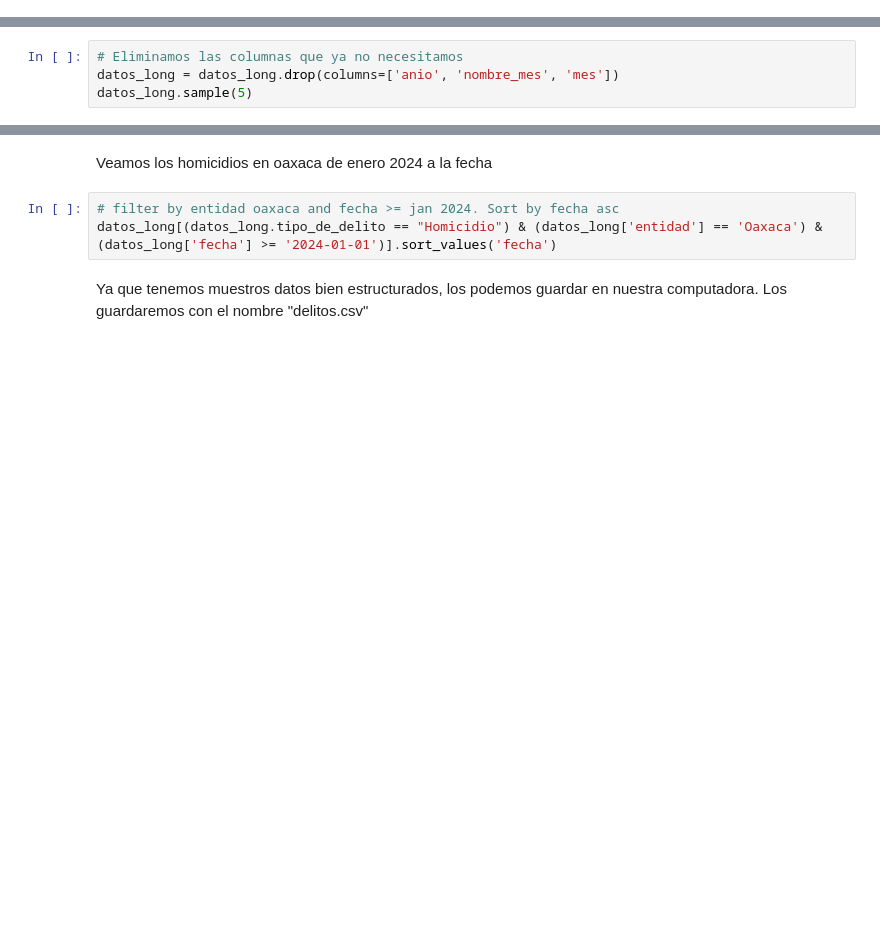
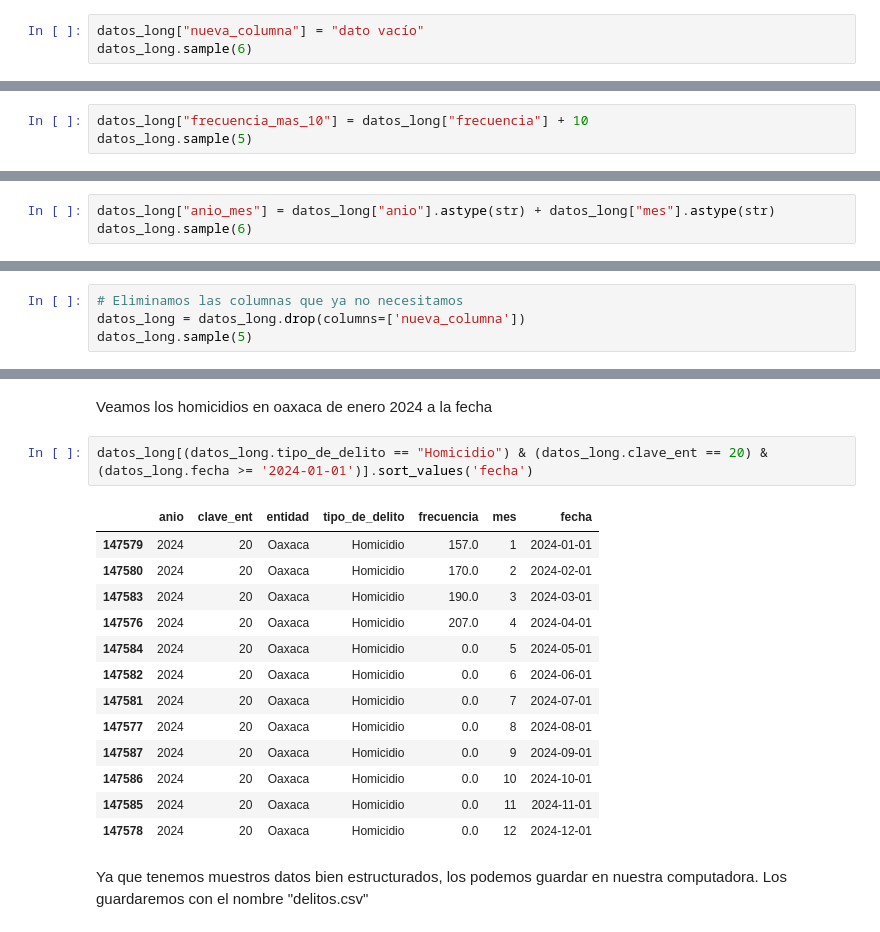
Before and after one commit to HybridgeEducation/ciencia-de-datos, a Jupyter notebook: 3_Pandas/2_limpieza_de_datos.ipynb, the cells around one changed output, grey strips where cells are left out. Saved outputs shown, nothing was run; the diff lists cells and outputs as text; blank space fills up the shorter version.

```diff
--- a/3_Pandas/2_limpieza_de_datos.ipynb
+++ b/3_Pandas/2_limpieza_de_datos.ipynb
@@ -194,0 +389,3 @@ Primero tenemos que convertir el nombre de mes a un número, en donde 1 es enero
+# %%
+datos_long["nueva_columna"] = "dato vacío"
+datos_long.sample(6)
@@ -213,0 +426,3 @@ datos_long.sample(5)
+# %%
+datos_long["frecuencia_mas_10"] = datos_long["frecuencia"] + 10
+datos_long.sample(5)
@@ -213,0 +436,3 @@ datos_long.sample(5)
+# %%
+datos_long["anio_mes"] = datos_long["anio"].astype(str) + datos_long["mes"].astype(str)
+datos_long.sample(6)
@@ -218,4 +460,4 @@ datos_long.sample(5)
 # %%
 # Eliminamos las columnas que ya no necesitamos
-datos_long = datos_long.drop(columns=['anio', 'nombre_mes', 'mes'])
+datos_long = datos_long.drop(columns=['nueva_columna'])
 datos_long.sample(5)
@@ -222,8 +471,21 @@ datos_long.sample(5)
 # %% [markdown]
 Veamos los homicidios en oaxaca de enero 2024 a la fecha
 # %%
-# filter by entidad oaxaca and fecha >= jan 2024. Sort by fecha asc
-datos_long[(datos_long.tipo_de_delito == "Homicidio") & (datos_long['entidad'] == 'Oaxaca') & (datos_long['fecha'] >= '2024-01-01')].sort_values('fecha')
+datos_long[(datos_long.tipo_de_delito == "Homicidio") & (datos_long.clave_ent == 20) & (datos_long.fecha >= '2024-01-01')].sort_values('fecha')
+# %% [output]
+|  | anio | clave_ent | entidad | tipo_de_delito | frecuencia | mes | fecha |
+| 147579 | 2024 | 20 | Oaxaca | Homicidio | 157.0 | 1 | 2024-01-01 |
+| 147580 | 2024 | 20 | Oaxaca | Homicidio | 170.0 | 2 | 2024-02-01 |
+| 147583 | 2024 | 20 | Oaxaca | Homicidio | 190.0 | 3 | 2024-03-01 |
+| 147576 | 2024 | 20 | Oaxaca | Homicidio | 207.0 | 4 | 2024-04-01 |
+| 147584 | 2024 | 20 | Oaxaca | Homicidio | 0.0 | 5 | 2024-05-01 |
+| 147582 | 2024 | 20 | Oaxaca | Homicidio | 0.0 | 6 | 2024-06-01 |
+| 147581 | 2024 | 20 | Oaxaca | Homicidio | 0.0 | 7 | 2024-07-01 |
+| 147577 | 2024 | 20 | Oaxaca | Homicidio | 0.0 | 8 | 2024-08-01 |
+| 147587 | 2024 | 20 | Oaxaca | Homicidio | 0.0 | 9 | 2024-09-01 |
+| 147586 | 2024 | 20 | Oaxaca | Homicidio | 0.0 | 10 | 2024-10-01 |
+| 147585 | 2024 | 20 | Oaxaca | Homicidio | 0.0 | 11 | 2024-11-01 |
+| 147578 | 2024 | 20 | Oaxaca | Homicidio | 0.0 | 12 | 2024-12-01 |
 # %% [markdown]
 Ya que tenemos muestros datos bien estructurados, los podemos guardar en nuestra computadora. Los guardaremos con el nombre "delitos.csv"
 # %%
```
Also changed, not shown: parts of 32 cells of this notebook.
